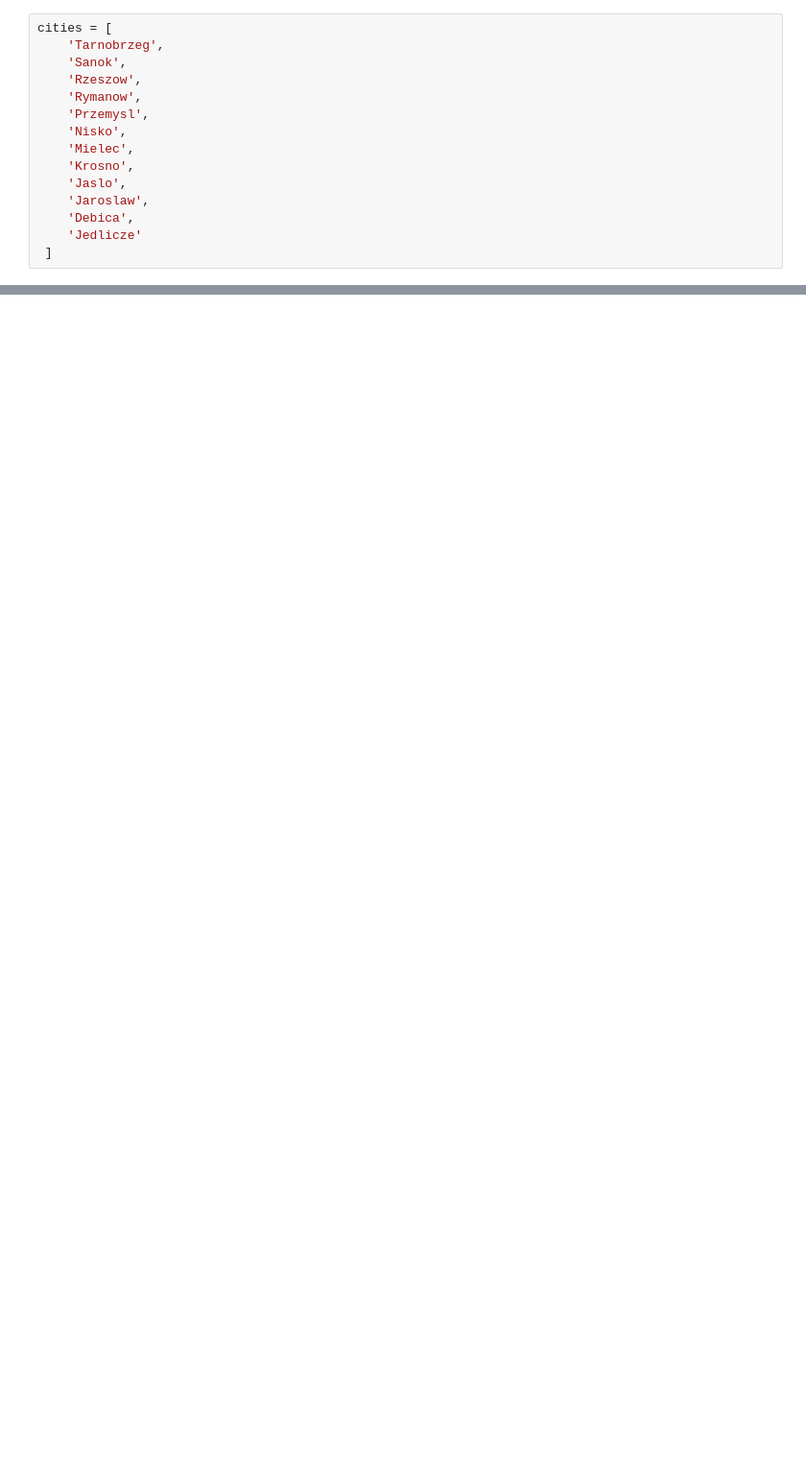
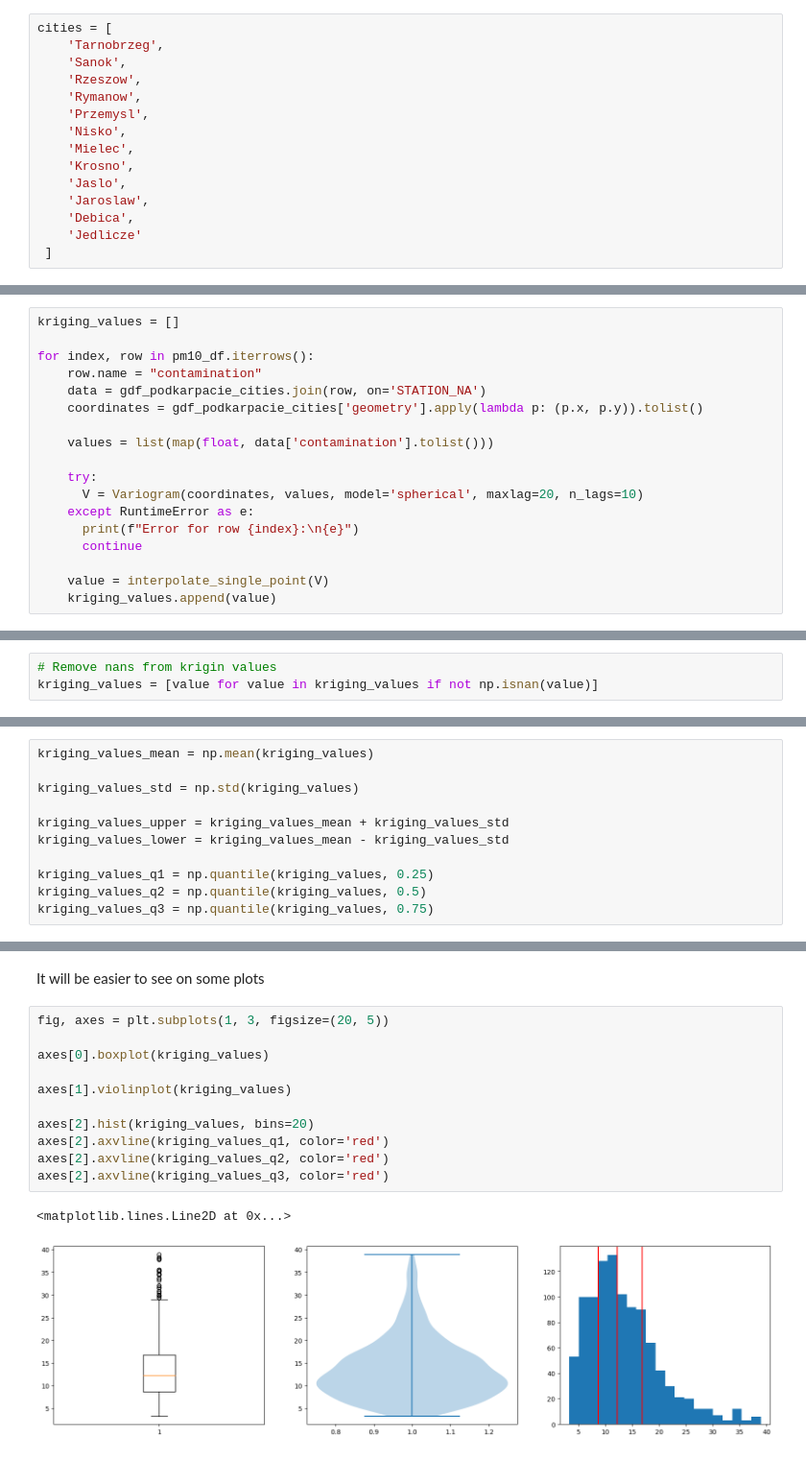
Before and after one commit to owczr/procesy-stochastyczne, a Jupyter notebook: projekt1/pm10_simulations.ipynb, the cells around one changed output, grey strips where cells are left out. Shown: that part at 96% size. Drawn from its saved outputs; the diff is of its cells as text; blank space fills up the shorter version.

```diff
--- a/projekt1/pm10_simulations.ipynb
+++ b/projekt1/pm10_simulations.ipynb
@@ -403,0 +361,18 @@ plt.plot(gdf_podkarpacie_cities['geometry'].x, gdf_podkarpacie_cities['geometry'
+# %%
+kriging_values = []
+
+for index, row in pm10_df.iterrows():
+    row.name = "contamination"
+    data = gdf_podkarpacie_cities.join(row, on='STATION_NA')
+    coordinates = gdf_podkarpacie_cities['geometry'].apply(lambda p: (p.x, p.y)).tolist()
+
+    values = list(map(float, data['contamination'].tolist()))
+
+    try:
+      V = Variogram(coordinates, values, model='spherical', maxlag=20, n_lags=10)
+    except RuntimeError as e:
+      print(f"Error for row {index}:\n{e}")
+      continue
+
+    value = interpolate_single_point(V)
+    kriging_values.append(value)
@@ -403,0 +383,3 @@ plt.plot(gdf_podkarpacie_cities['geometry'].x, gdf_podkarpacie_cities['geometry'
+# %%
+# Remove nans from krigin values
+kriging_values = [value for value in kriging_values if not np.isnan(value)]
@@ -403,0 +396,11 @@ plt.plot(gdf_podkarpacie_cities['geometry'].x, gdf_podkarpacie_cities['geometry'
+# %%
+kriging_values_mean = np.mean(kriging_values)
+
+kriging_values_std = np.std(kriging_values)
+
+kriging_values_upper = kriging_values_mean + kriging_values_std
+kriging_values_lower = kriging_values_mean - kriging_values_std
+
+kriging_values_q1 = np.quantile(kriging_values, 0.25)
+kriging_values_q2 = np.quantile(kriging_values, 0.5)
+kriging_values_q3 = np.quantile(kriging_values, 0.75)
@@ -403,0 +427,16 @@ plt.plot(gdf_podkarpacie_cities['geometry'].x, gdf_podkarpacie_cities['geometry'
+# %% [markdown]
+It will be easier to see on some plots
+# %%
+fig, axes = plt.subplots(1, 3, figsize=(20, 5))
+
+axes[0].boxplot(kriging_values)
+
+axes[1].violinplot(kriging_values)
+
+axes[2].hist(kriging_values, bins=20)
+axes[2].axvline(kriging_values_q1, color='red')
+axes[2].axvline(kriging_values_q2, color='red')
+axes[2].axvline(kriging_values_q3, color='red')
+# %% [output]
+<matplotlib.lines.Line2D at 0x...>
+[figure, added]
```
Also changed, not shown: parts of 128 cells of this notebook, 1 other file.
